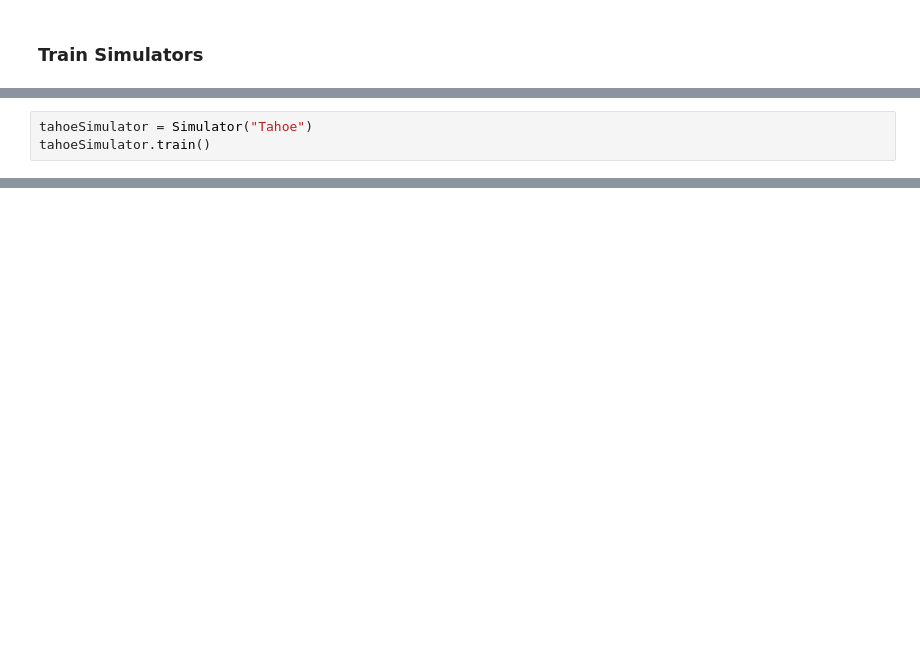
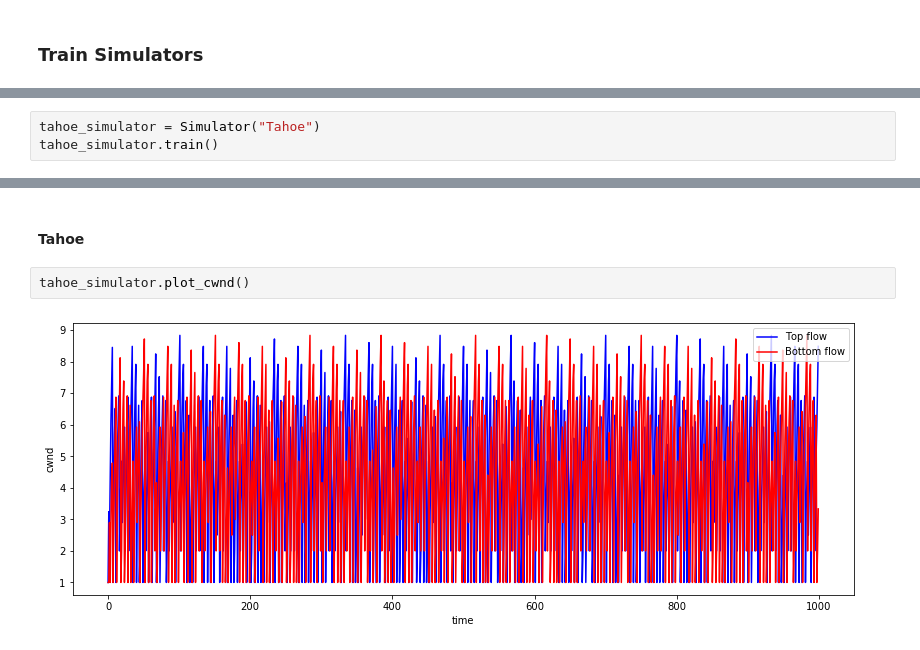
Before and after one commit to armanr99/NS2-TCP-Congestion-Control, a Jupyter notebook: congestion.ipynb, the cells around one changed output, grey strips where cells are left out. Saved outputs shown, nothing was run; the diff lists cells and outputs as text; blank space fills up the shorter version.

```diff
--- a/congestion.ipynb
+++ b/congestion.ipynb
@@ -45,4 +71,4 @@ newRenoSimulator.train()
 # %%
-tahoeSimulator = Simulator("Tahoe")
-tahoeSimulator.train()
+tahoe_simulator = Simulator("Tahoe")
+tahoe_simulator.train()
 # %%
@@ -50,0 +85,6 @@ vegasSimulator.train()
+# %% [markdown]
+#### Tahoe
+# %%
+tahoe_simulator.plot_cwnd()
+# %% [output]
+[figure, added]
```
Also changed, not shown: parts of 12 cells of this notebook.
